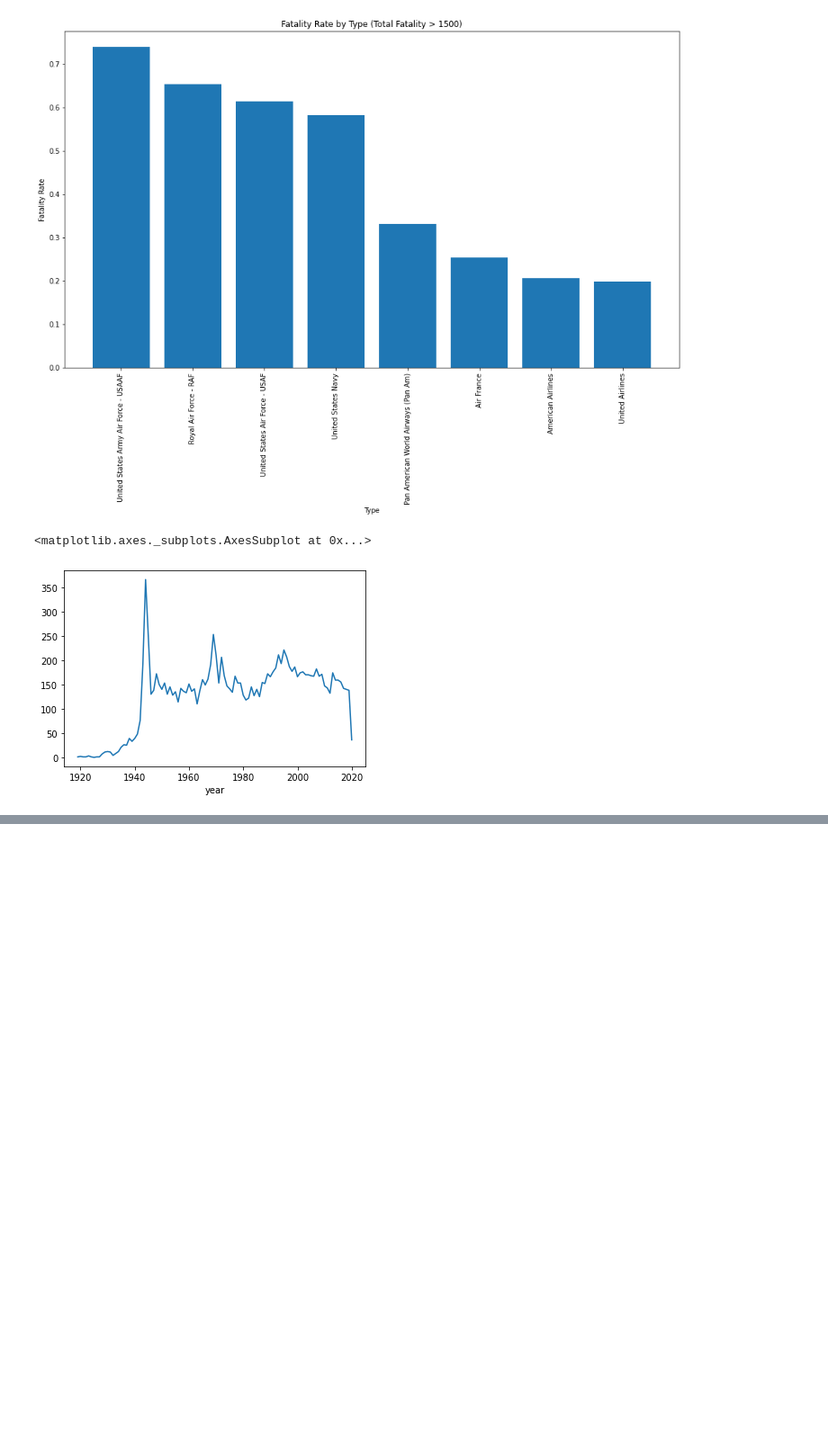
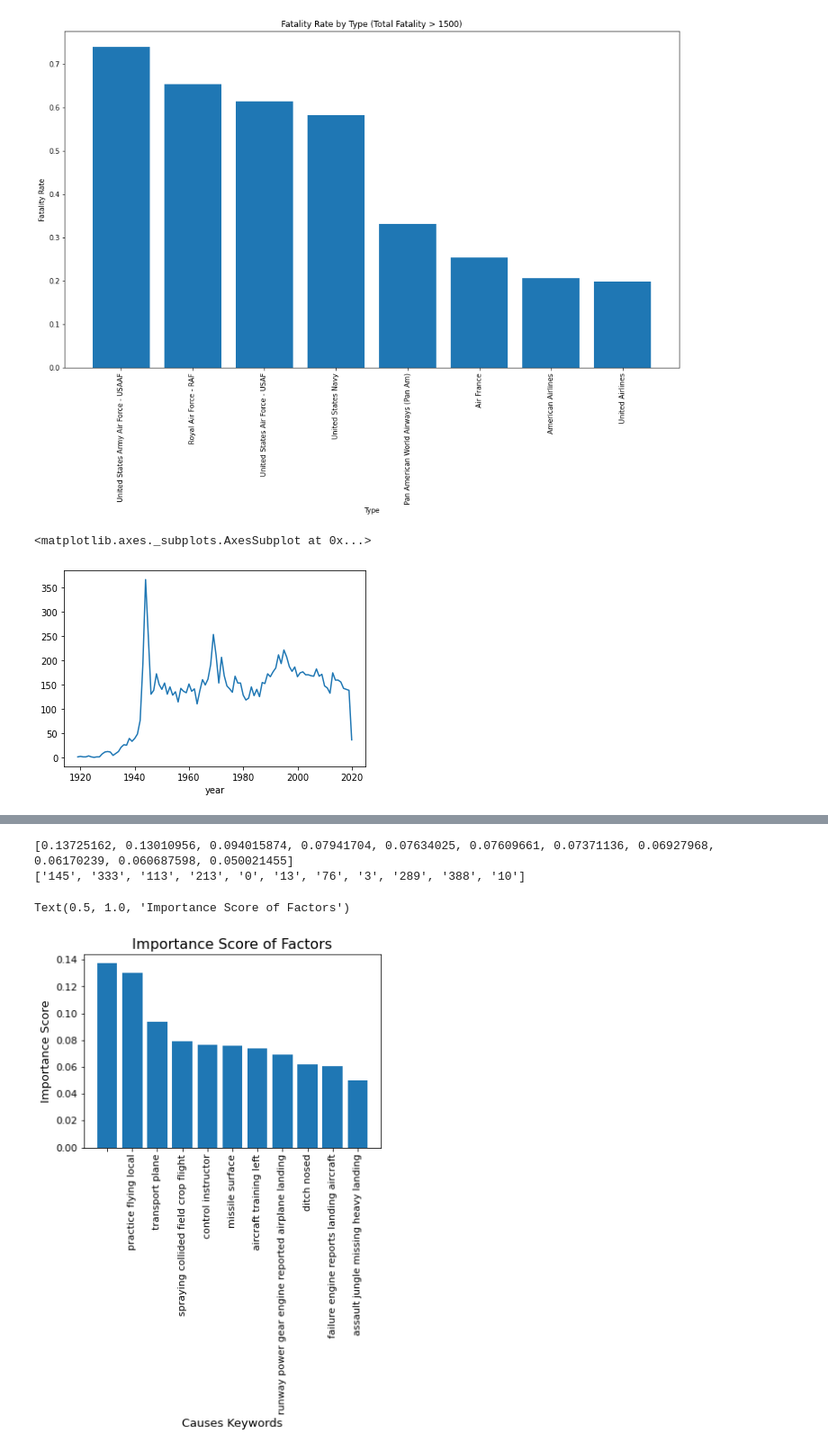
Before and after one commit to ptuuu/170finalproj, a Jupyter notebook: demo/playground.ipynb, the cells around one changed output, grey strips where cells are left out. Shown at 90% size. Saved outputs shown, nothing was run; the diff lists cells and outputs as text; code cells hidden in the pictures; blank space fills up the shorter version.

```diff
--- a/demo/plot.ipynb
+++ b/demo/playground.ipynb
@@ -310,0 +503,7 @@ plt.yticks(fontsize = 10)
+# %%
+from collections import defaultdict
+k = defaultdict(int)
+for i in df['key_words']:
+    for c in i:
+        k[c]+=1
+df['key_words']
@@ -310,0 +527,28 @@ plt.yticks(fontsize = 10)
+# %%
+l = []
+for i,z in enumerate(bat.feature_importances_):
+    l.append((i,z))
+sorted_l = sorted(l,key = operator.itemgetter(1),reverse = True)
+sorted_l = sorted_l[:11]
+xlbl =  [str(i[0]) for i in sorted_l]
+sorted_l = [i[1] for i in sorted_l]
+print(sorted_l)
+print(xlbl)
+k = set()
+for i in df['key_words_new']:
+    k.add(i)
+k = list(k)
+c = [k[x] for x,i in enumerate(xlbl)]
+c
+plt.bar(c,sorted_l)
+plt.xlabel('Causes Keywords',fontsize= 13)
+plt.ylabel('Importance Score',fontsize = 13)
+plt.xticks(rotation = 90, fontsize = 11)
+plt.yticks(fontsize = 11)
+#plt.legend(fontsize = 19)
+plt.title('Importance Score of Factors',fontsize = 16)
+# %% [output]
+[0.13725162, 0.13010956, 0.094015874, 0.07941704, 0.07634025, 0.07609661, 0.07371136, 0.06927968, 0.06170239, 0.060687598, 0.050021455]
+['145', '333', '113', '213', '0', '13', '76', '3', '289', '388', '10']
+Text(0.5, 1.0, 'Importance Score of Factors')
+[figure, added]
```
Also changed, not shown: parts of 26 cells of this notebook, 5 other files.
